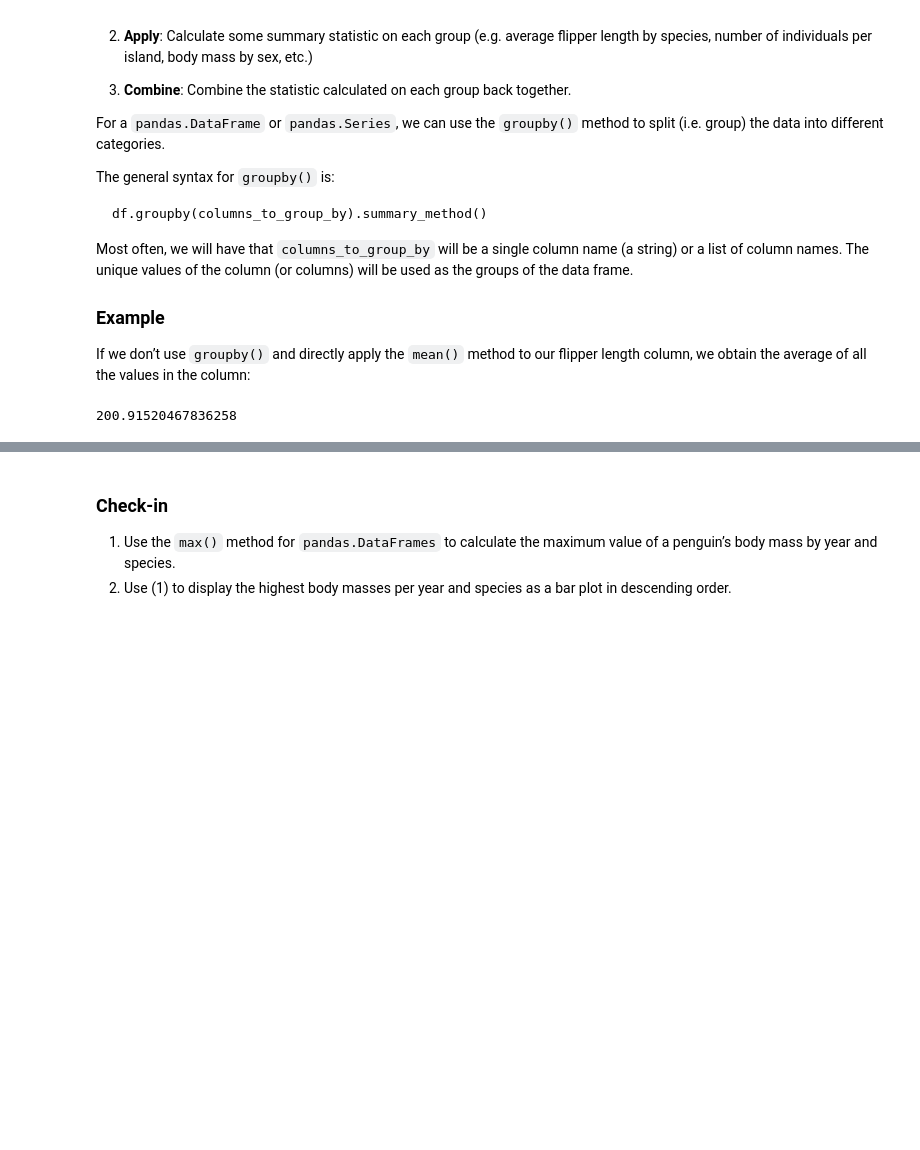
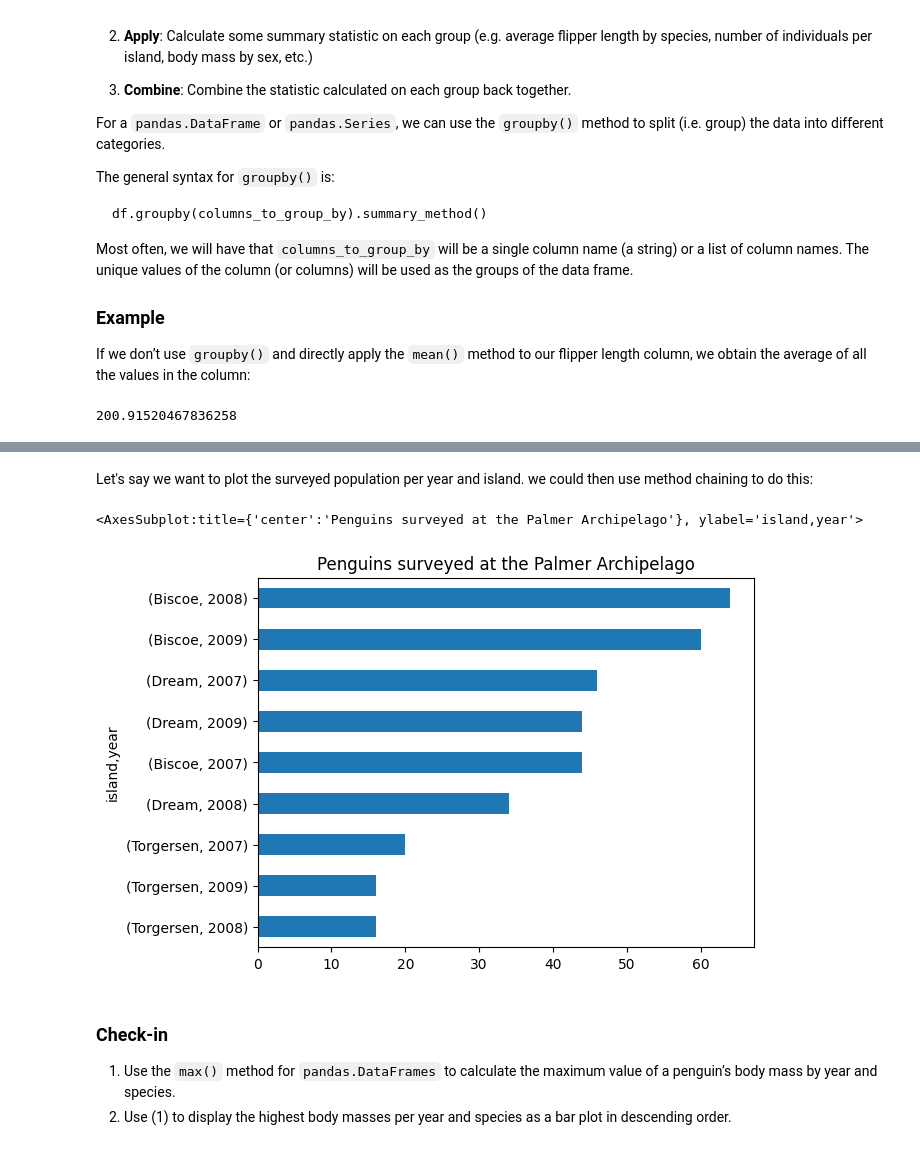
Before and after one commit to kaimorquecho/eds220-2025-in-class, a Jupyter notebook: week-2-groupby.ipynb, the cells around one changed output, grey strips where cells are left out. Saved outputs shown, nothing was run; the diff lists cells and outputs as text; code cells hidden in the pictures; blank space fills up the shorter version.

Commit message:
finished groupby notes and exercises

```diff
--- a/week-2-groupby.ipynb
+++ b/week-2-groupby.ipynb
@@ -101,3 +176,18 @@ penguins['flipper_length_mm'].mean()
+# %% [markdown]
+Let's say we want to plot the surveyed population per year and island. we could then use method chaining to do this:
+# %%
+(penguins.groupby(['island','year'])
+         .count()
+         .species
+         .sort_values()
+         .plot(kind='barh',
+               title='Penguins surveyed at the Palmer Archipelago',
+                ylabel=('Island, Year'))
+
+)
+# %% [output]
+<AxesSubplot:title={'center':'Penguins surveyed at the Palmer Archipelago'}, ylabel='island,year'>
+[figure, added]
 # %% [markdown]
 ### Check-in
 
```
Also changed, not shown: parts of 11 cells of this notebook.
